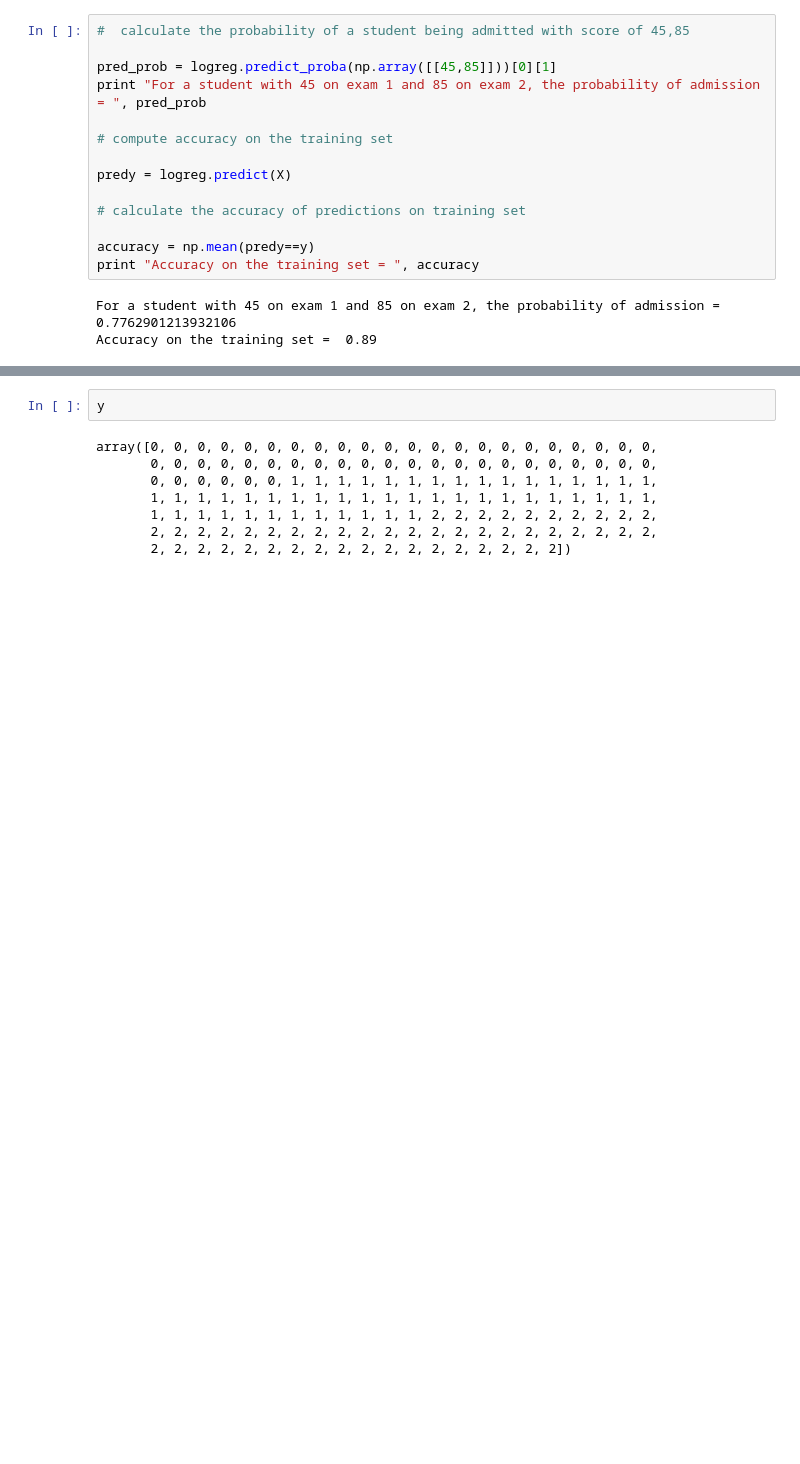
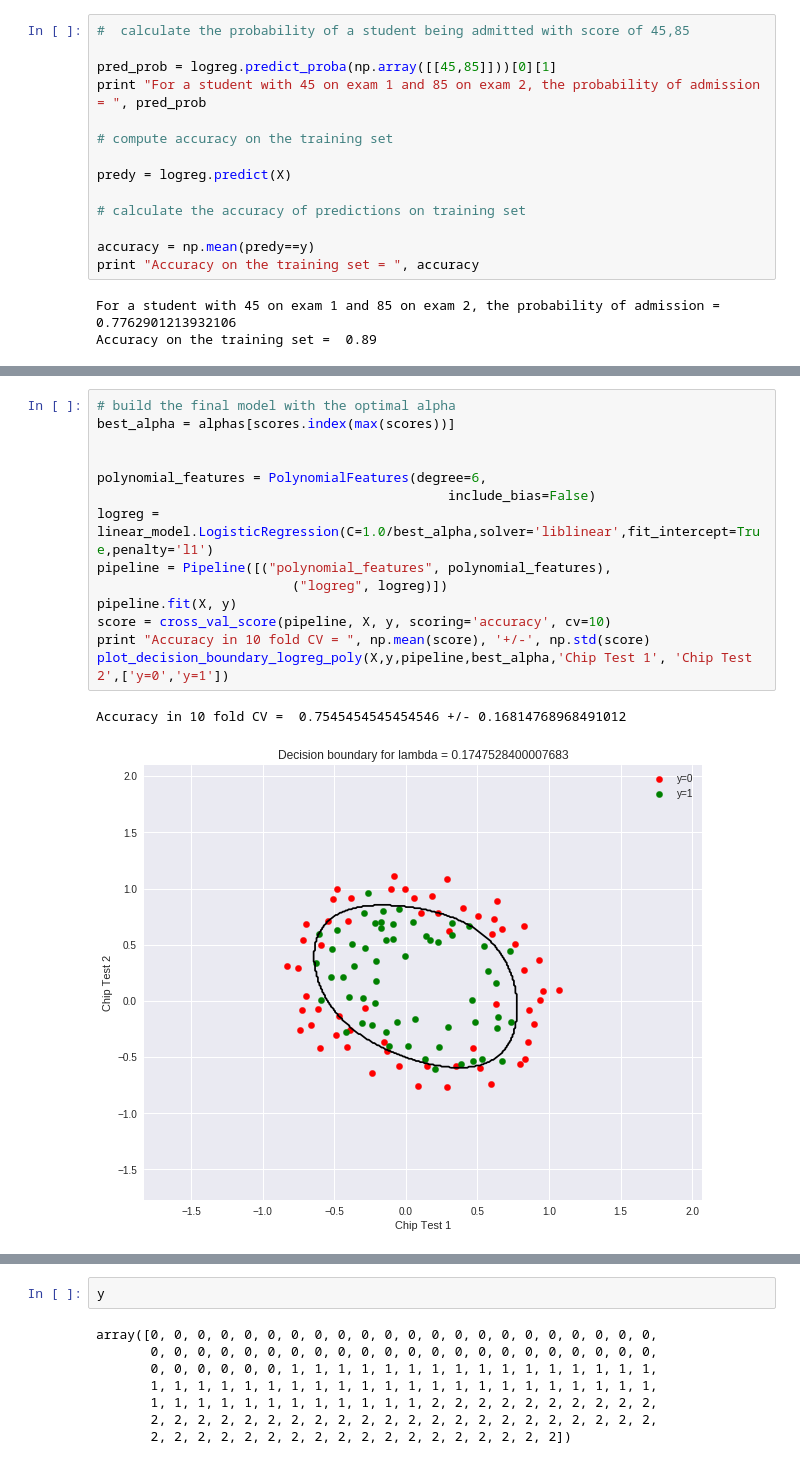
Before and after one commit to lordzero82/MLBootCamp, a Jupyter notebook: lab2_partA.ipynb, the cells around one changed output, grey strips where cells are left out. Drawn from its saved outputs; the diff is of its cells as text; blank space fills up the shorter version.

```diff
--- a/lab2_partA.ipynb
+++ b/lab2_partA.ipynb
@@ -277,0 +278,17 @@ X_lda = lda.fit_transform(X,y)
+# %%
+# build the final model with the optimal alpha
+best_alpha = alphas[scores.index(max(scores))]
+
+
+polynomial_features = PolynomialFeatures(degree=6,
+                                             include_bias=False)
+logreg = linear_model.LogisticRegression(C=1.0/best_alpha,solver='liblinear',fit_intercept=True,penalty='l1')
+pipeline = Pipeline([("polynomial_features", polynomial_features),
+                         ("logreg", logreg)])
+pipeline.fit(X, y)
+score = cross_val_score(pipeline, X, y, scoring='accuracy', cv=10)
+print "Accuracy in 10 fold CV = ", np.mean(score), '+/-', np.std(score)
+plot_decision_boundary_logreg_poly(X,y,pipeline,best_alpha,'Chip Test 1', 'Chip Test 2',['y=0','y=1'])
+# %% [output]
+Accuracy in 10 fold CV =  0.7545454545454546 +/- 0.16814768968491012
+[figure, added]
```
Also changed, not shown: parts of 25 cells of this notebook.
